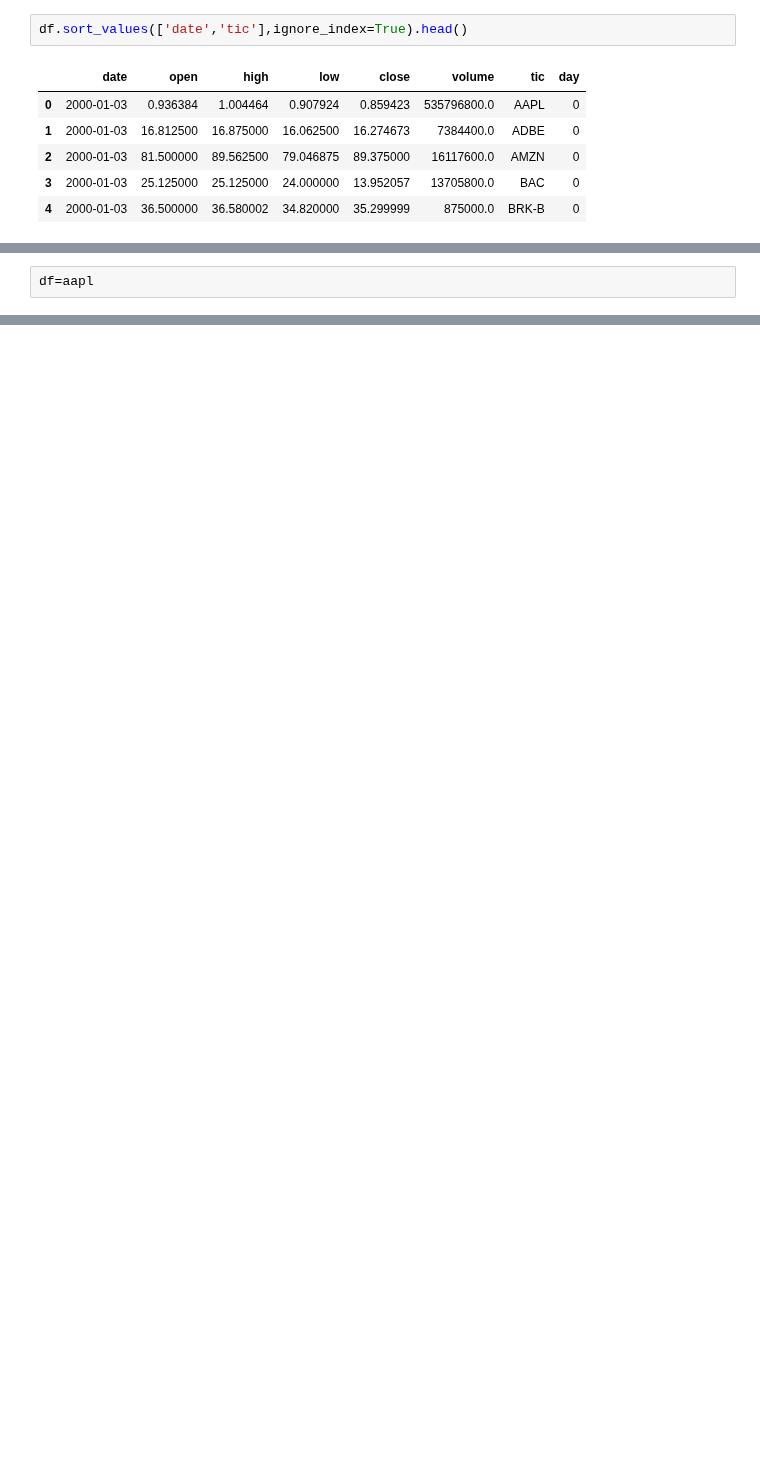
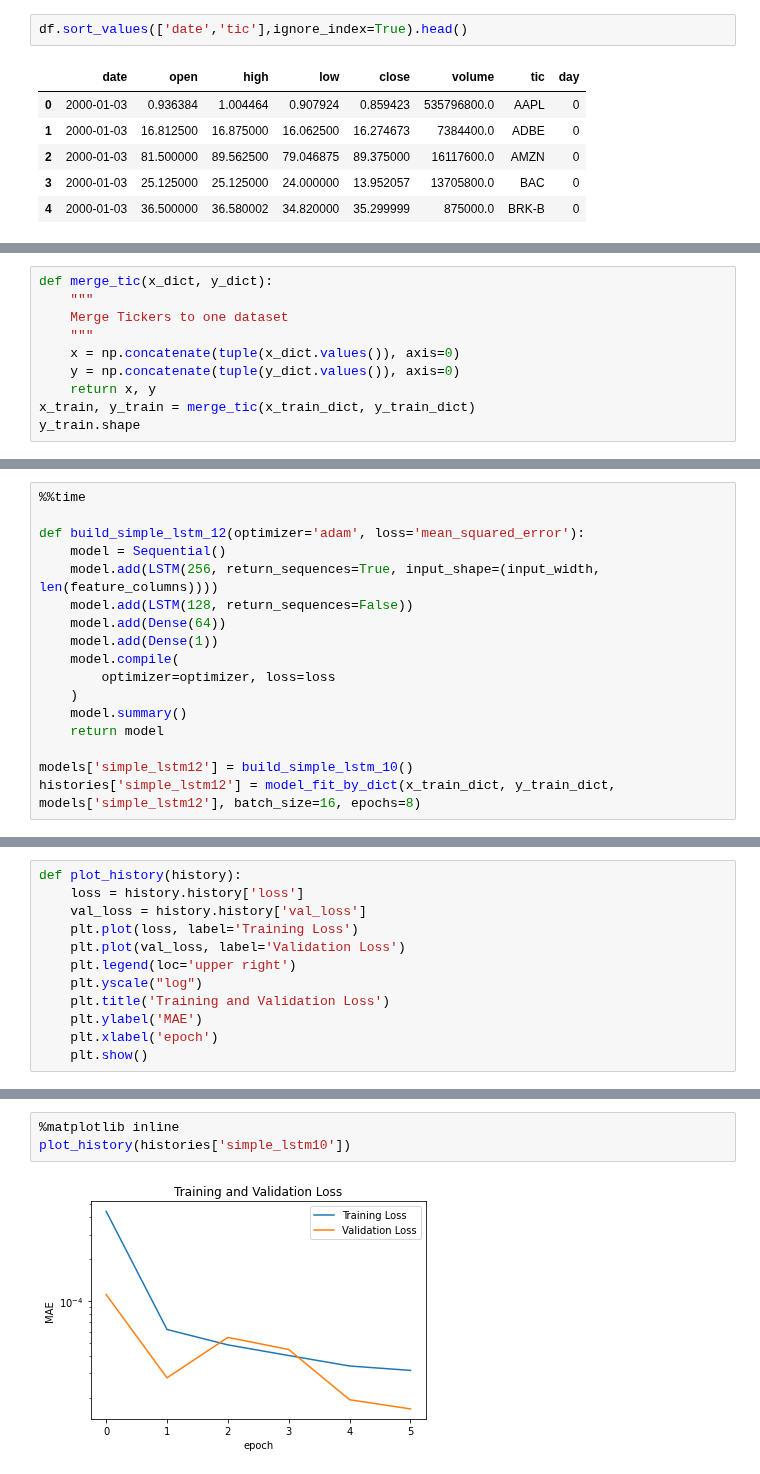
Before and after one commit to BichengWang/RL-pricing, a Jupyter notebook: LSTM_prediction.ipynb, the cells around one changed output, grey strips where cells are left out. Drawn from its saved outputs; the diff is of its cells as text; blank space fills up the shorter version.

Commit message:
LSTM investgation

```diff
--- a/LSTM_prediction.ipynb
+++ b/LSTM_prediction.ipynb
@@ -125,2 +97,0 @@ Label column name(s): None
-# %%
-df=aapl
@@ -511,0 +347,10 @@ Labels shape (batch, time, features): (32, 1, 1)
+# %%
+def merge_tic(x_dict, y_dict):
+    """
+    Merge Tickers to one dataset
+    """
+    x = np.concatenate(tuple(x_dict.values()), axis=0)
+    y = np.concatenate(tuple(y_dict.values()), axis=0)
+    return x, y
+x_train, y_train = merge_tic(x_train_dict, y_train_dict)
+y_train.shape
@@ -511,0 +684,17 @@ Labels shape (batch, time, features): (32, 1, 1)
+# %%
+%%time
+
+def build_simple_lstm_12(optimizer='adam', loss='mean_squared_error'):
+    model = Sequential()
+    model.add(LSTM(256, return_sequences=True, input_shape=(input_width, len(feature_columns))))
+    model.add(LSTM(128, return_sequences=False))
+    model.add(Dense(64))
+    model.add(Dense(1))
+    model.compile(
+        optimizer=optimizer, loss=loss
+    )
+    model.summary()
+    return model
+
+models['simple_lstm12'] = build_simple_lstm_10()
+histories['simple_lstm12'] = model_fit_by_dict(x_train_dict, y_train_dict, models['simple_lstm12'], batch_size=16, epochs=8)
@@ -511,0 +707,12 @@ Labels shape (batch, time, features): (32, 1, 1)
+# %%
+def plot_history(history):
+    loss = history.history['loss']
+    val_loss = history.history['val_loss']
+    plt.plot(loss, label='Training Loss')
+    plt.plot(val_loss, label='Validation Loss')
+    plt.legend(loc='upper right')
+    plt.yscale("log")
+    plt.title('Training and Validation Loss')
+    plt.ylabel('MAE')
+    plt.xlabel('epoch')
+    plt.show()
@@ -511,0 +743,5 @@ Labels shape (batch, time, features): (32, 1, 1)
+# %%
+%matplotlib inline
+plot_history(histories['simple_lstm10'])
+# %% [output]
+[figure, added]
```
Also changed, not shown: parts of 82 cells of this notebook, 1 other file.
